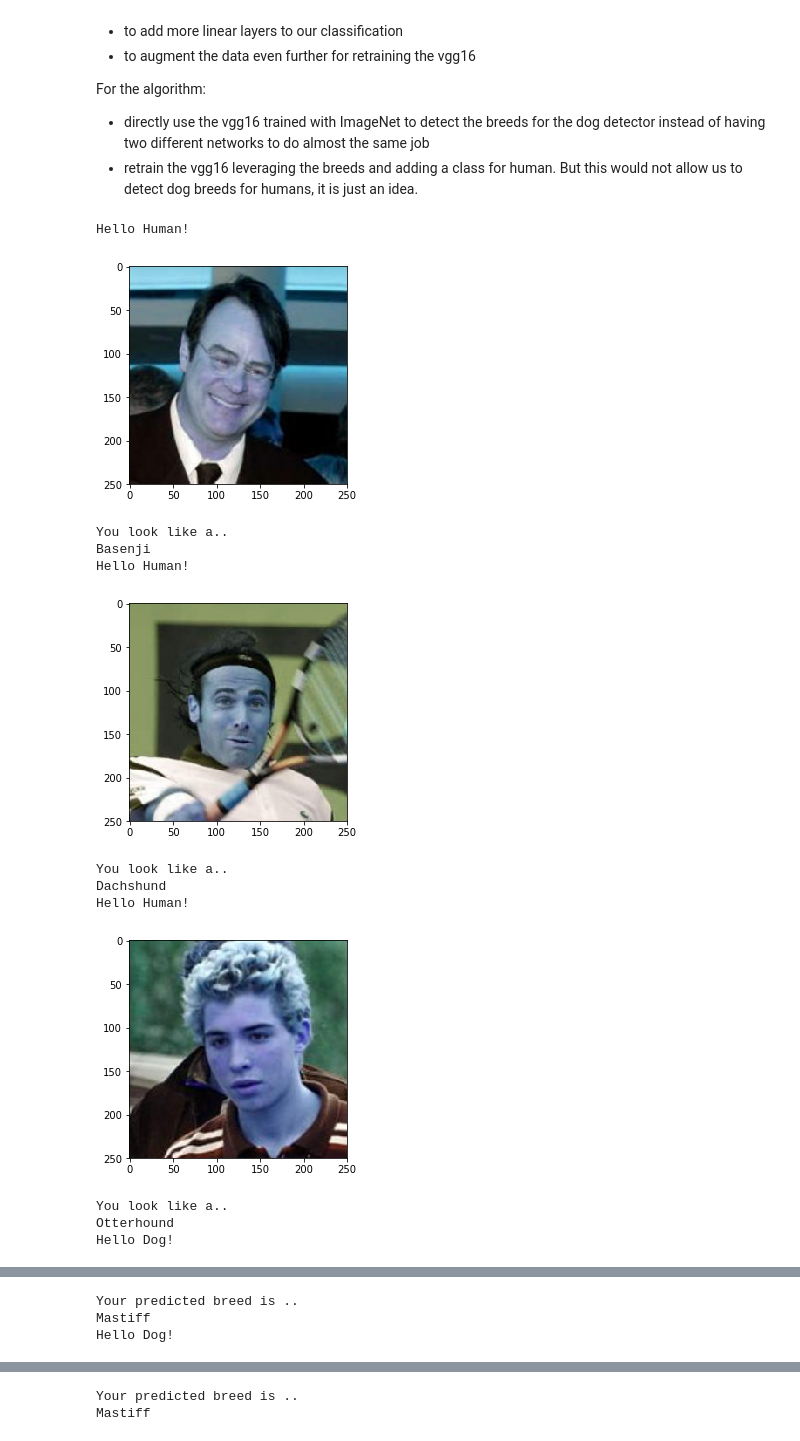
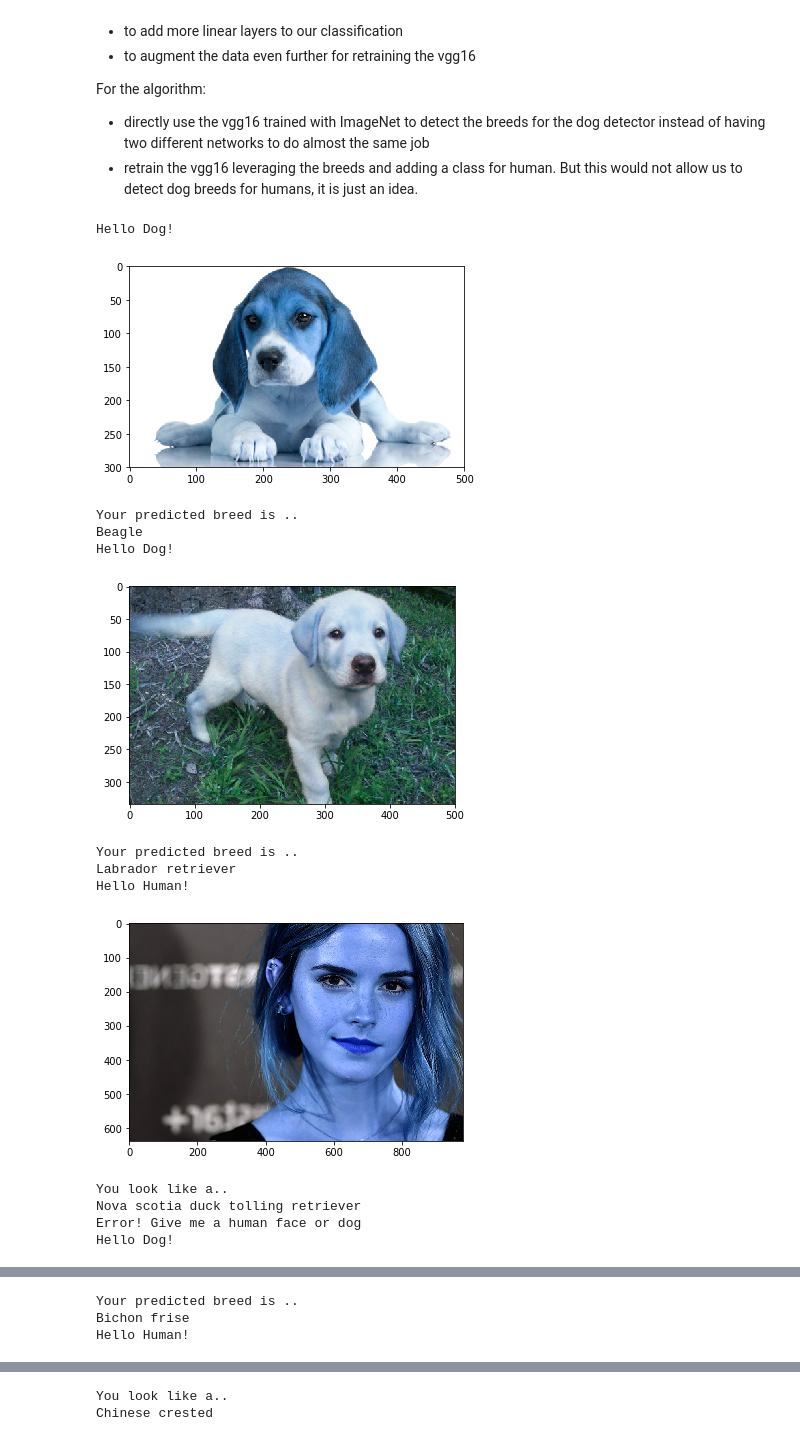
Before and after one commit to yannacavalcanti/dog_breed_classifier, a Jupyter notebook: dog_app.ipynb, the cells around one changed output, grey strips where cells are left out. Cells and saved outputs as stored; diff of their text form; code cells hidden in the pictures.

```diff
--- a/dog_app.ipynb
+++ b/dog_app.ipynb
@@ -262,6 +262,9 @@ __Answer:__
 # %%
 ### TODO: Test the performance of the dog_detector function
 ### on the images in human_files_short and dog_files_short.
+
+human_files_short = human_files[:100]
+dog_files_short = dog_files[:100]
 
 human_count = 0
 for img in human_files_short:
@@ -270,6 +273,6 @@ print("Dog was detected in "+str(human_count*100/human_files_short.shape[0])+"%
 dog_count = 0
 for img in dog_files_short:
     dog_count+=int(dog_detector(img))
-print("Dog was detected in "+str(human_count*100/human_files_short.shape[0])+"% of the dog images")
+print("Dog was detected in "+str(dog_count*100/dog_files_short.shape[0])+"% of the dog images")
 # %% [output]
 Dog was detected in 2.0% of the human images
@@ -739,7 +742,16 @@ Some sample output for our algorithm is provided below, but feel free to design
 import cv2
 
 def run_app(img_path):
-    if face_detector(img_path):
+    if dog_detector(img_path):
+        print("Hello Dog!")
+        img = cv2.imread(img_path)
+
+        plt.imshow(img)
+        plt.show()
+
+        print("Your predicted breed is ..")
+        print(predict_breed_transfer(img_path))
+    elif face_detector(img_path):
         print("Hello Human!")
         img = cv2.imread(img_path)
 
@@ -748,18 +760,8 @@ def run_app(img_path):
 
         print("You look like a..")
         print(predict_breed_transfer(img_path))
-    elif dog_detector(img_path):
-        print("Hello Dog!")
-        img = cv2.imread(img_path)
-
-        plt.imshow(img)
-        plt.show()
-
-        print("Your predicted breed is ..")
-        print(predict_breed_transfer(img_path))
     else:
         print("Error! Give me a human face or dog")
-    ## handle cases for a human face, dog, and neither
 # %% [markdown]
 ---
 <a id='step6'></a>
@@ -784,22 +786,23 @@ For the algorithm:
 # %%
 ## TODO: Execute your algorithm from Step 6 on
 ## at least 6 images on your computer.
 ## Feel free to use as many code cells as needed.
 
 ## suggested code, below
-for file in np.hstack((human_files[:3], dog_files[:3])):
+for file in glob("imgs/*"):
     run_app(file)
 # %% [output]
-Hello Human!
+Hello Dog!
-[figure, old version]
+[figure, new version]
-You look like a..
-Basenji
-Hello Human!
+Your predicted breed is ..
+Beagle
+Hello Dog!
-[figure, old version]
+[figure, new version]
-You look like a..
-Dachshund
+Your predicted breed is ..
+Labrador retriever
 Hello Human!
-[figure, old version]
+[figure, new version]
 You look like a..
-Otterhound
+Nova scotia duck tolling retriever
+Error! Give me a human face or dog
 Hello Dog!
@@ -807,3 +810,3 @@ Hello Dog!
 Your predicted breed is ..
-Mastiff
-Hello Dog!
+Bichon frise
+Hello Human!
@@ -815,2 +818,2 @@ Hello Dog!
-Your predicted breed is ..
-Mastiff
+You look like a..
+Chinese crested
```
Also changed, not shown: parts of 3 cells of this notebook, 9 other files.
